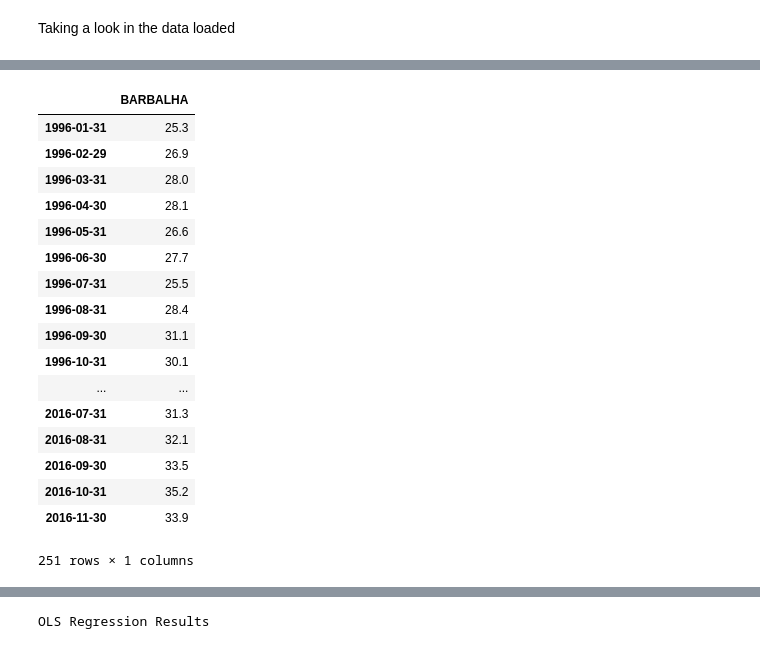
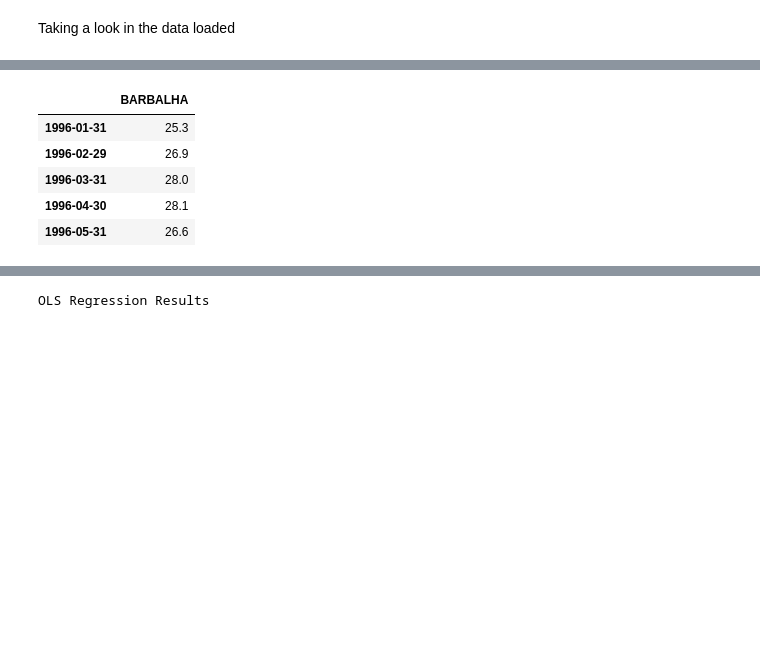
Before and after one commit to jaglima/jupyter_studies, a Jupyter notebook: regression_test.ipynb, the cells around one changed output, grey strips where cells are left out. Saved outputs shown, nothing was run; the diff lists cells and outputs as text; code cells hidden in the pictures; blank space fills up the shorter version.

```diff
--- a/regression_test.ipynb
+++ b/regression_test.ipynb
@@ -15,6 +17,6 @@ Using a regression, we want adjust a line between the observed data and simulate
 # %%
 import pandas as pd
-path = 'data/'
+path = '/media/desplein/store/projetoMeteo/data_bases/'
 ini = '1996-01-01'
 end = '2016-11-30'
 locations = ['BARBALHA']
@@ -71,24 +55,12 @@ Now, we must to reframe this daily data once the index definition wants "the mon
 TXn_station = stations.resample('m').min()
 TXn_reanalysis = reanalysis.resample('m').min()
 # %%
-TXn_station
+TXn_station.head()
 # %% [output]
 |  | BARBALHA |
 | 1996-01-31 | 25.3 |
 | 1996-02-29 | 26.9 |
 | 1996-03-31 | 28.0 |
 | 1996-04-30 | 28.1 |
 | 1996-05-31 | 26.6 |
-| 1996-06-30 | 27.7 |
-| 1996-07-31 | 25.5 |
-| 1996-08-31 | 28.4 |
-| 1996-09-30 | 31.1 |
-| 1996-10-31 | 30.1 |
-| ... | ... |
-| 2016-07-31 | 31.3 |
-| 2016-08-31 | 32.1 |
-| 2016-09-30 | 33.5 |
-| 2016-10-31 | 35.2 |
-| 2016-11-30 | 33.9 |
-251 rows × 1 columns
 # %%
```
Also changed, not shown: parts of 15 cells of this notebook.
